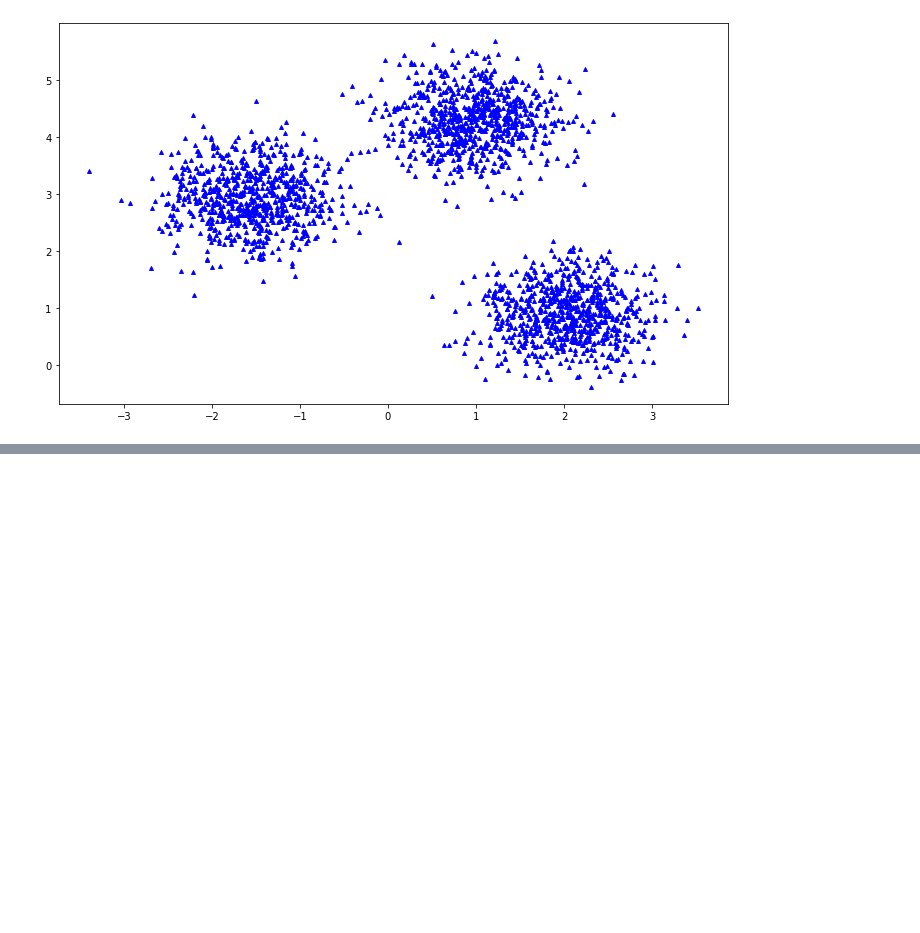
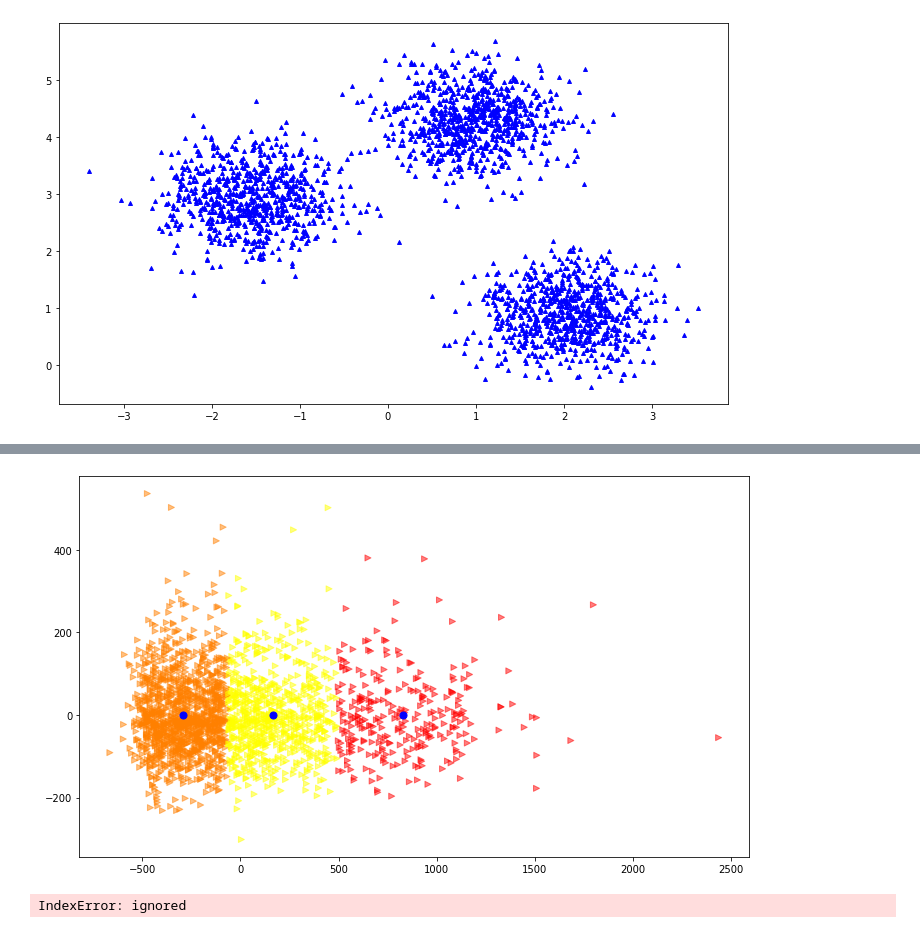
Before and after one commit to rghimre3/INFO5505_Machine_Learning_for-_Data_Scientist, a Jupyter notebook: Ghimire_Ramesh_clustering.ipynb, the cells around one changed output, grey strips where cells are left out. Saved outputs shown, nothing was run; the diff lists cells and outputs as text; code cells hidden in the pictures; blank space fills up the shorter version.

```diff
--- a/Ghimire_Ramesh_clustering.ipynb
+++ b/Ghimire_Ramesh_clustering.ipynb
@@ -156,0 +159,21 @@ NameError: ignored
+# %%
+plt.figure(figsize=(12,7))
+plt.scatter(X_train[:,0],X_train[:,1],c=Y_pred,cmap='autumn',marker='>',alpha=0.5)
+mid=kmean.cluster_centers_
+mid
+plt.scatter(mid[:,0],mid[:,1],c='b',s=50)
+plt.show()
+# %% [output]
+[figure, added]
+# %%
+kmean=KMeans(n_clusters=3)
+kmean.fit(X_test)
+Y_pred=kmean.predict(X_test)
+Y_pred
+plt.scatter(X_test[:,0],X_test[:,1],c=Y_pred,cmap='autumn',marker='>',alpha=0.5)
+mid=kmean.cluster_centers_
+mid
+plt.scatter(mid[:,0],mid[:,1],c='b',s=50)
+plt.show()
+# %% [output]
+IndexError: ignored
```
Also changed, not shown: parts of 13 cells of this notebook.
